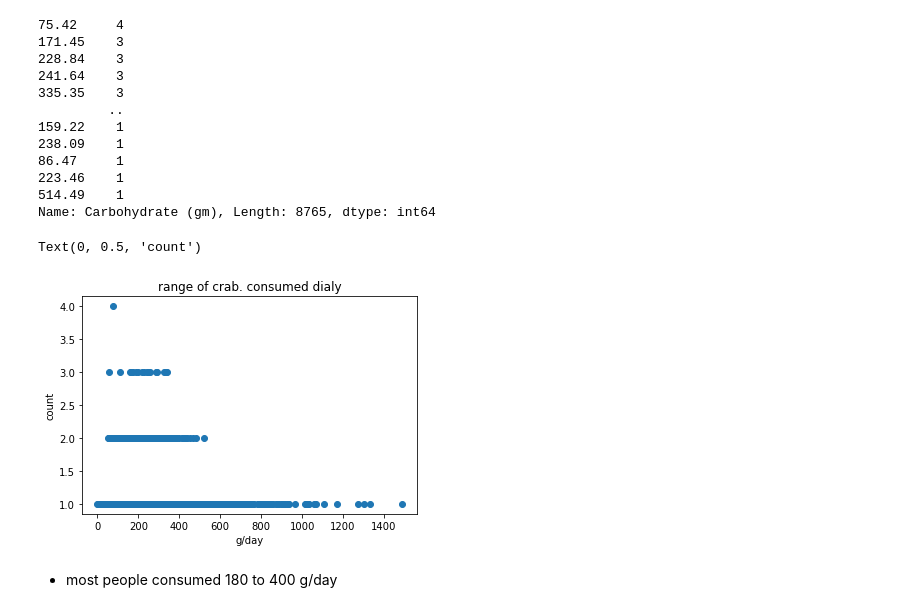
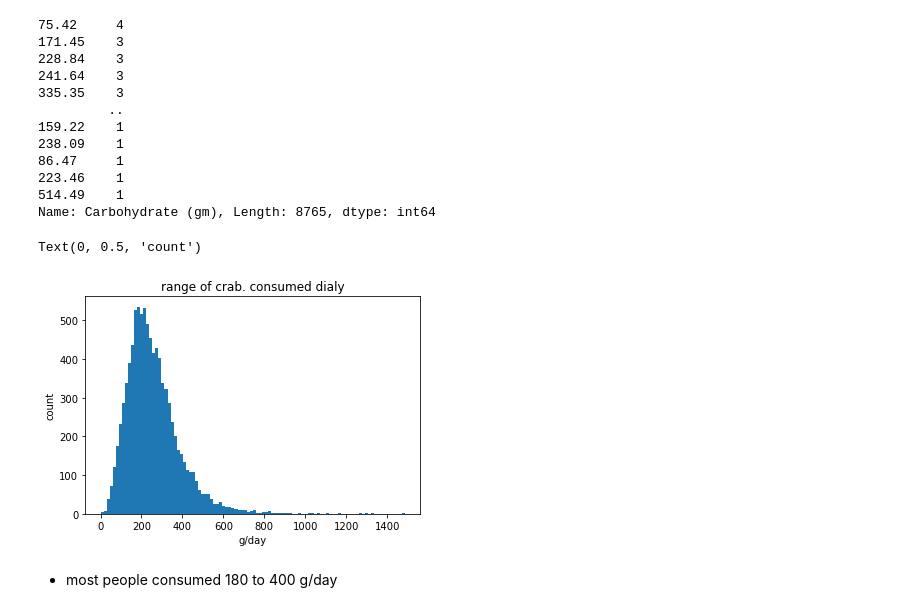
Before and after one commit to amyylin1/NHANES_Dietary_Data, a Jupyter notebook: nutrition.ipynb, the cells around one changed output. Saved outputs shown, nothing was run; the diff lists cells and outputs as text; code cells hidden in the pictures.

```diff
--- a/nutrition.ipynb
+++ b/nutrition.ipynb
@@ -262,13 +250,13 @@ count_carb
 514.49    1
 Name: Carbohydrate (gm), Length: 8765, dtype: int64
 # %%
-plt.scatter(count_carb.index.values, count_carb.values)
+plt.hist(ff_1['Carbohydrate (gm)'].values, bins=100)
 plt.title('range of crab. consumed dialy')
 plt.xlabel('g/day')
 plt.ylabel('count')
 # %% [output]
 Text(0, 0.5, 'count')
-[figure, old version]
+[figure, new version]
 # %% [markdown]
 - most people consumed 180 to 400 g/day
 # %% [markdown]
```
Also changed, not shown: parts of 13 cells of this notebook.
